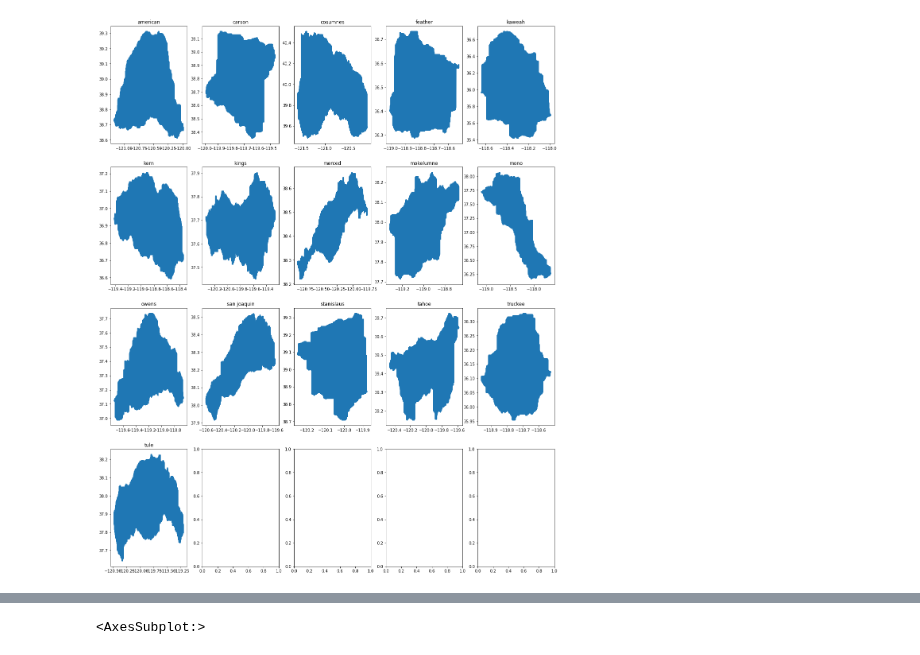
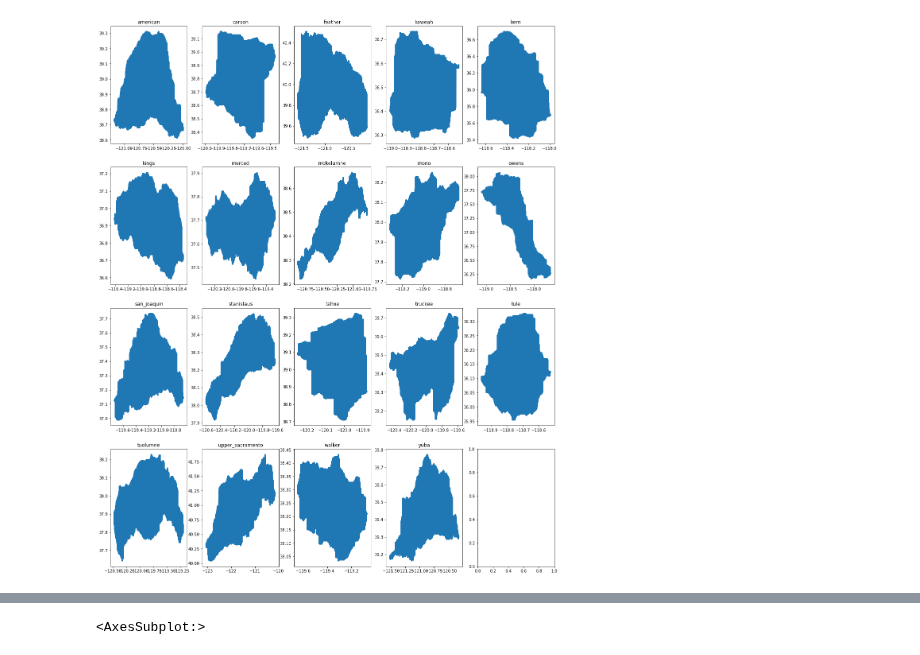
Before and after one commit to mariannecowherd/pe_snow_fires, a Jupyter notebook: scripts/watershed_masks.ipynb, the cells around one changed output, grey strips where cells are left out. Drawn from its saved outputs; the diff is of its cells as text; code cells hidden in the pictures.

```diff
--- a/scripts/watershed_masks.ipynb
+++ b/scripts/watershed_masks.ipynb
@@ -85,8 +90,8 @@ gdf.to_file('watersheds.gdf')
 # %%
 f,ax=plt.subplots(4,5,figsize=(20,25))
 axs=ax.flatten()
-for i in range(16):
+for i in range(19):
     axs[i].plot(outlines_list[i][0],outlines_list[i][1])
-    axs[i].set_title(all_watersheds[i])
+    axs[i].set_title(gdf['name'][i])
 # %% [output]
-[figure, old version]
+[figure, new version]
```
Also changed, not shown: parts of 9 cells of this notebook.
